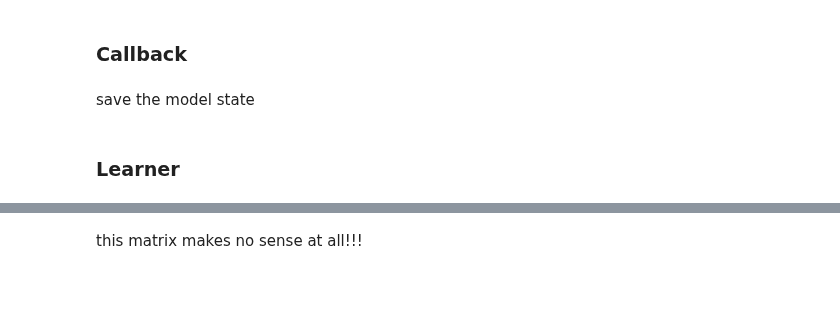
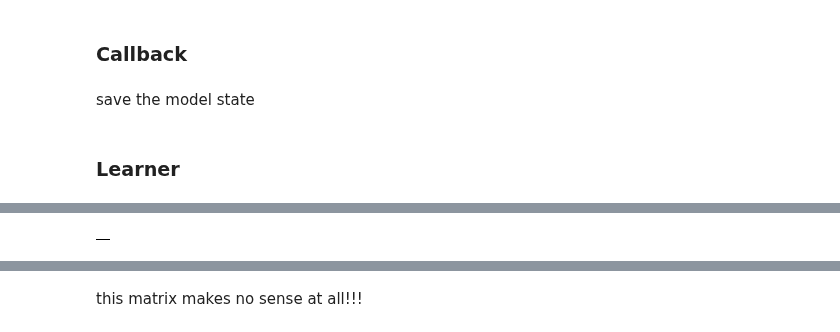
Before and after one commit to mone27/meteo_imp, a Jupyter notebook: lib_nbs/kalman/03_Kalman_fastai.ipynb, the cells around one changed output, grey strips where cells are left out. Cells and saved outputs as stored; diff of their text form; code cells hidden in the pictures; blank space fills up the shorter version.

```diff
--- a/lib_nbs/kalman/03_Kalman_fastai.ipynb
+++ b/lib_nbs/kalman/03_Kalman_fastai.ipynb
@@ -790,4 +888,6 @@ learn.model.transition_cov_raw
 # %%
-posdef_log
+meteo_imp.kalman.filter.posdef_log
+# %% [output]
+|  |
 # %%
 len(obs_cov_history.params)
```
Also changed, not shown: parts of 77 cells of this notebook, 6 other files.
